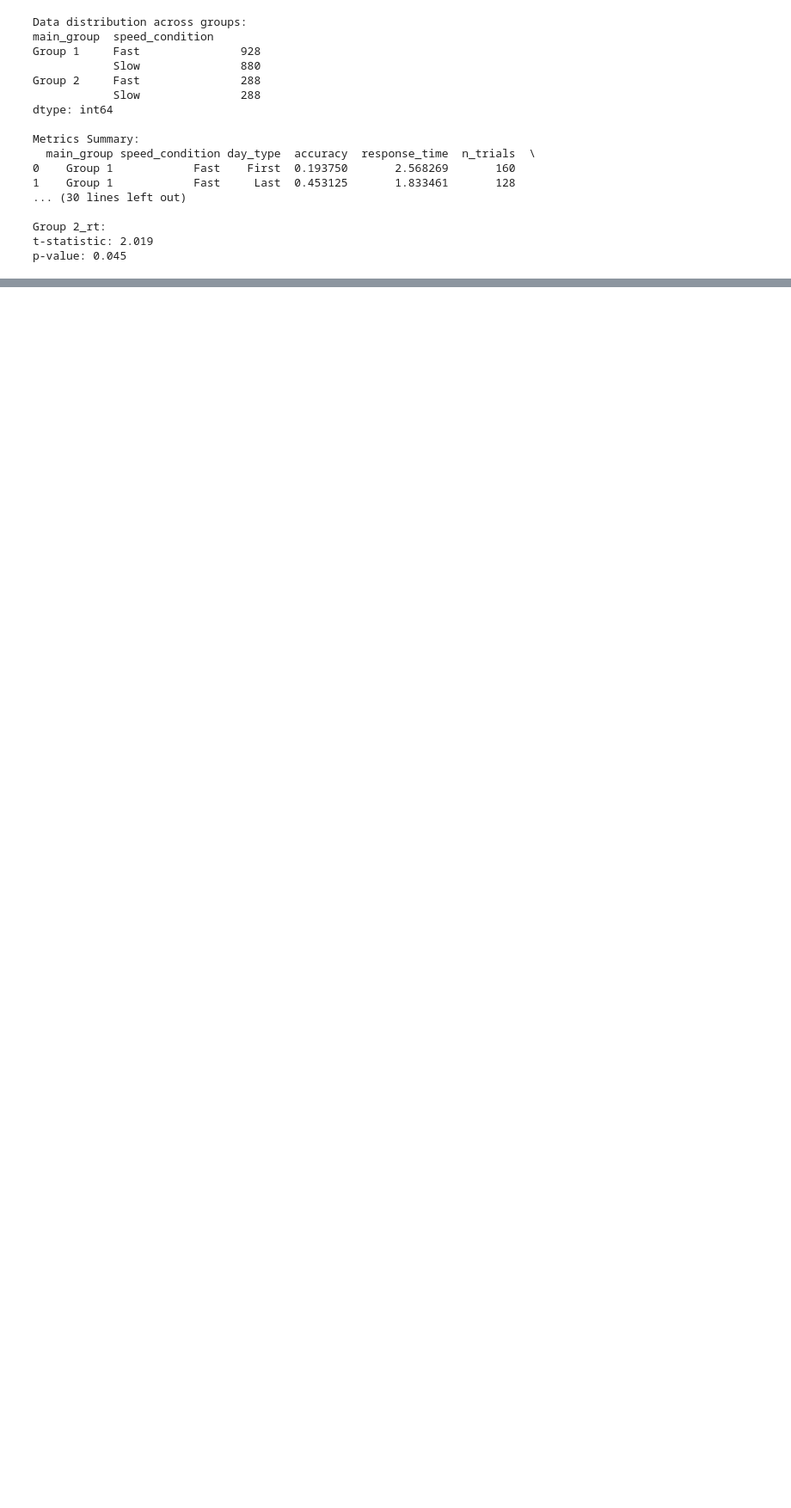
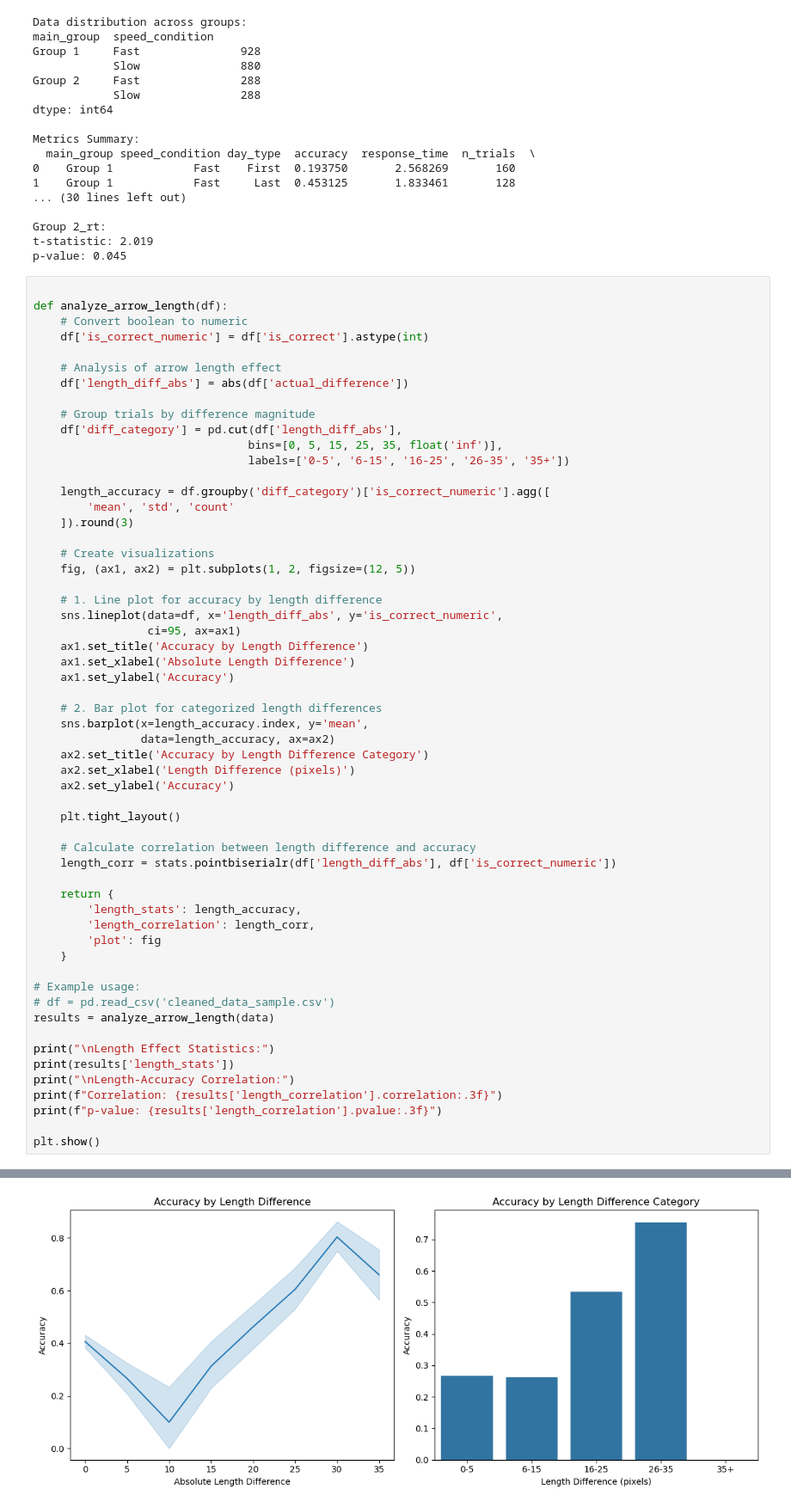
Before and after one commit to m6urns/muller-lyer-replication, a Jupyter notebook: notebooks/results-analyze.ipynb, the cells around one changed output, grey strips where cells are left out. Shown at 86% size. Cells and saved outputs as stored; diff of their text form; blank space fills up the shorter version.

```diff
--- a/notebooks/results-analyze.ipynb
+++ b/notebooks/results-analyze.ipynb
@@ -115,3 +115,61 @@ Metrics Summary:
 Group 2_rt:
 t-statistic: 2.019
 p-value: 0.045
+# %%
+
+def analyze_arrow_length(df):
+    # Convert boolean to numeric
+    df['is_correct_numeric'] = df['is_correct'].astype(int)
+
+    # Analysis of arrow length effect
+    df['length_diff_abs'] = abs(df['actual_difference'])
+
+    # Group trials by difference magnitude
+    df['diff_category'] = pd.cut(df['length_diff_abs'],
+                                bins=[0, 5, 15, 25, 35, float('inf')],
+                                labels=['0-5', '6-15', '16-25', '26-35', '35+'])
+
+    length_accuracy = df.groupby('diff_category')['is_correct_numeric'].agg([
+        'mean', 'std', 'count'
+    ]).round(3)
+
+    # Create visualizations
+    fig, (ax1, ax2) = plt.subplots(1, 2, figsize=(12, 5))
+
+    # 1. Line plot for accuracy by length difference
+    sns.lineplot(data=df, x='length_diff_abs', y='is_correct_numeric',
+                 ci=95, ax=ax1)
+    ax1.set_title('Accuracy by Length Difference')
+    ax1.set_xlabel('Absolute Length Difference')
+    ax1.set_ylabel('Accuracy')
+
+    # 2. Bar plot for categorized length differences
+    sns.barplot(x=length_accuracy.index, y='mean',
+                data=length_accuracy, ax=ax2)
+    ax2.set_title('Accuracy by Length Difference Category')
+    ax2.set_xlabel('Length Difference (pixels)')
+    ax2.set_ylabel('Accuracy')
+
+    plt.tight_layout()
+
+    # Calculate correlation between length difference and accuracy
+    length_corr = stats.pointbiserialr(df['length_diff_abs'], df['is_correct_numeric'])
+
+    return {
+        'length_stats': length_accuracy,
+        'length_correlation': length_corr,
+        'plot': fig
+    }
+
+# Example usage:
+# df = pd.read_csv('cleaned_data_sample.csv')
+results = analyze_arrow_length(data)
+
+print("\nLength Effect Statistics:")
+print(results['length_stats'])
+print("\nLength-Accuracy Correlation:")
+print(f"Correlation: {results['length_correlation'].correlation:.3f}")
+print(f"p-value: {results['length_correlation'].pvalue:.3f}")
+
+plt.show()
+# %% [output]
@@ -117,0 +191 @@ p-value: 0.045
+[figure, added]
```
Also changed, not shown: parts of 2 cells of this notebook.
